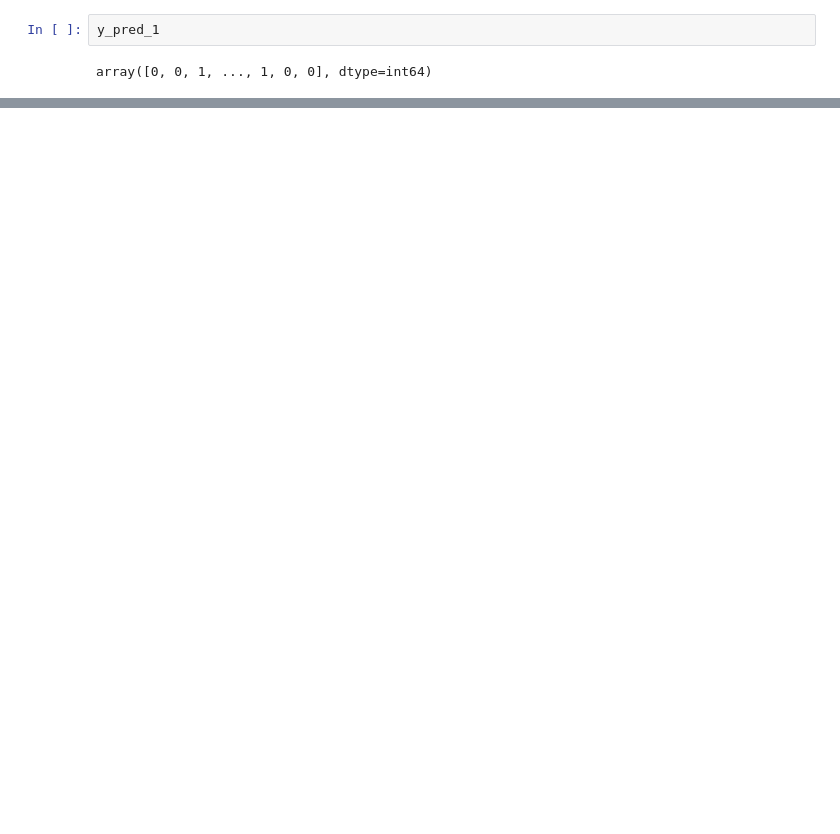
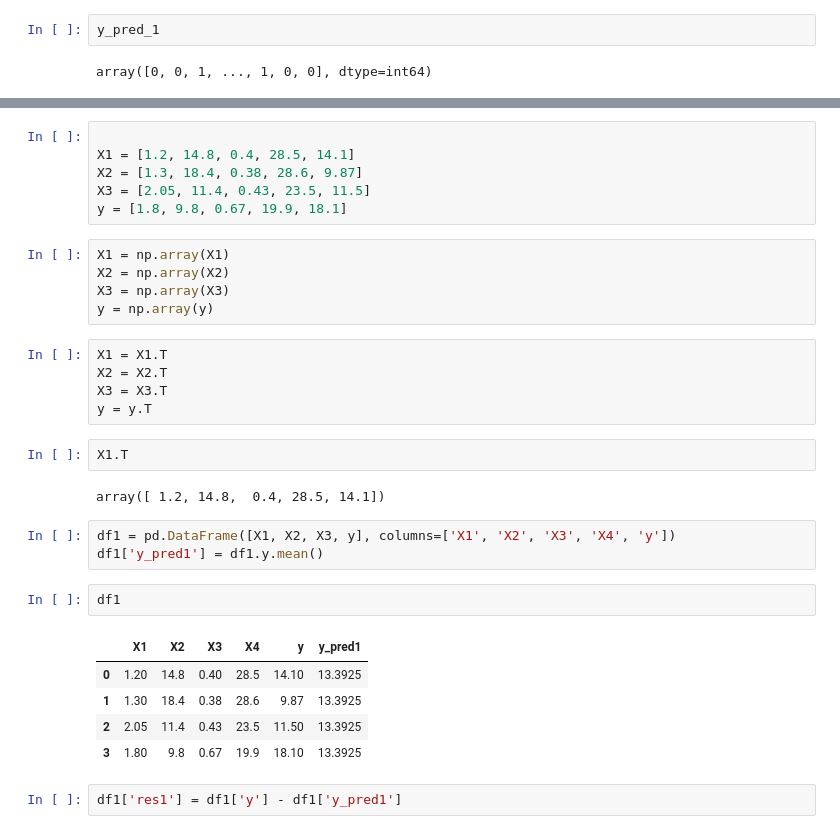
Before and after one commit to UpendraSinghRathore85/ML-Projects-Python, a Jupyter notebook: Supervised Algorithms/Day 140 - ML Boosting -1.ipynb, the cells around one changed output, grey strips where cells are left out. Saved outputs shown, nothing was run; the diff lists cells and outputs as text; blank space fills up the shorter version.

```diff
--- a/Supervised Algorithms/Day 140 - ML Boosting -1.ipynb
+++ b/Supervised Algorithms/Day 140 - ML Boosting -1.ipynb
@@ -196,0 +381,33 @@ Final combined prediction accuracy: 0.7140380047505939
+# %%
+
+X1 = [1.2, 14.8, 0.4, 28.5, 14.1]
+X2 = [1.3, 18.4, 0.38, 28.6, 9.87]
+X3 = [2.05, 11.4, 0.43, 23.5, 11.5]
+y = [1.8, 9.8, 0.67, 19.9, 18.1]
+# %%
+X1 = np.array(X1)
+X2 = np.array(X2)
+X3 = np.array(X3)
+y = np.array(y)
+# %%
+X1 = X1.T
+X2 = X2.T
+X3 = X3.T
+y = y.T
+# %%
+X1.T
+# %% [output]
+array([ 1.2, 14.8,  0.4, 28.5, 14.1])
+# %%
+df1 = pd.DataFrame([X1, X2, X3, y], columns=['X1', 'X2', 'X3', 'X4', 'y'])
+df1['y_pred1'] = df1.y.mean()
+# %%
+df1
+# %% [output]
+|  | X1 | X2 | X3 | X4 | y | y_pred1 |
+| 0 | 1.20 | 14.8 | 0.40 | 28.5 | 14.10 | 13.3925 |
+| 1 | 1.30 | 18.4 | 0.38 | 28.6 | 9.87 | 13.3925 |
+| 2 | 2.05 | 11.4 | 0.43 | 23.5 | 11.50 | 13.3925 |
+| 3 | 1.80 | 9.8 | 0.67 | 19.9 | 18.10 | 13.3925 |
+# %%
+df1['res1'] = df1['y'] - df1['y_pred1']
```
Also changed, not shown: parts of 32 cells of this notebook, 1 other file.
